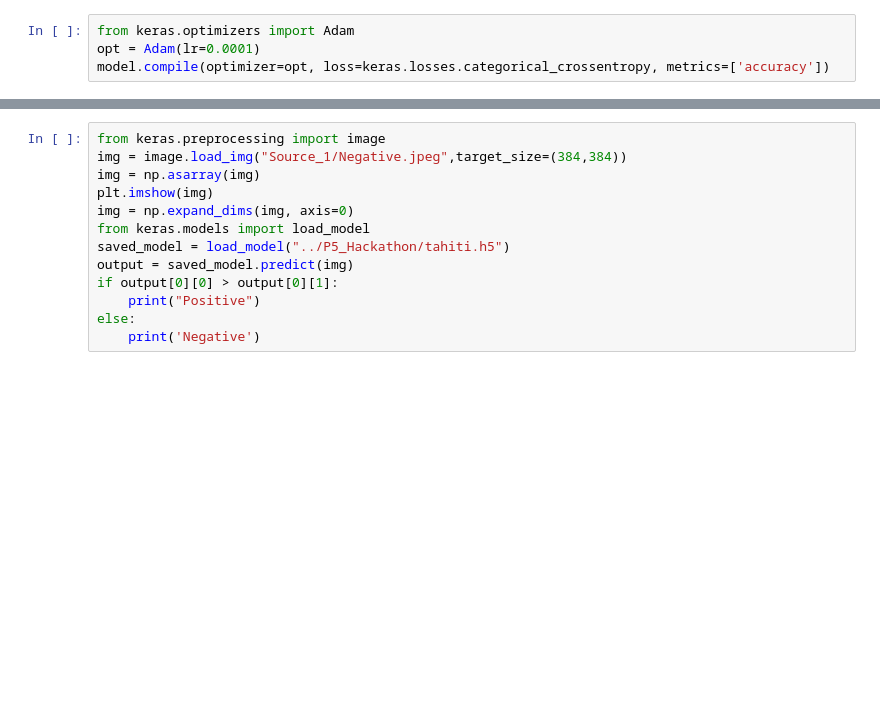
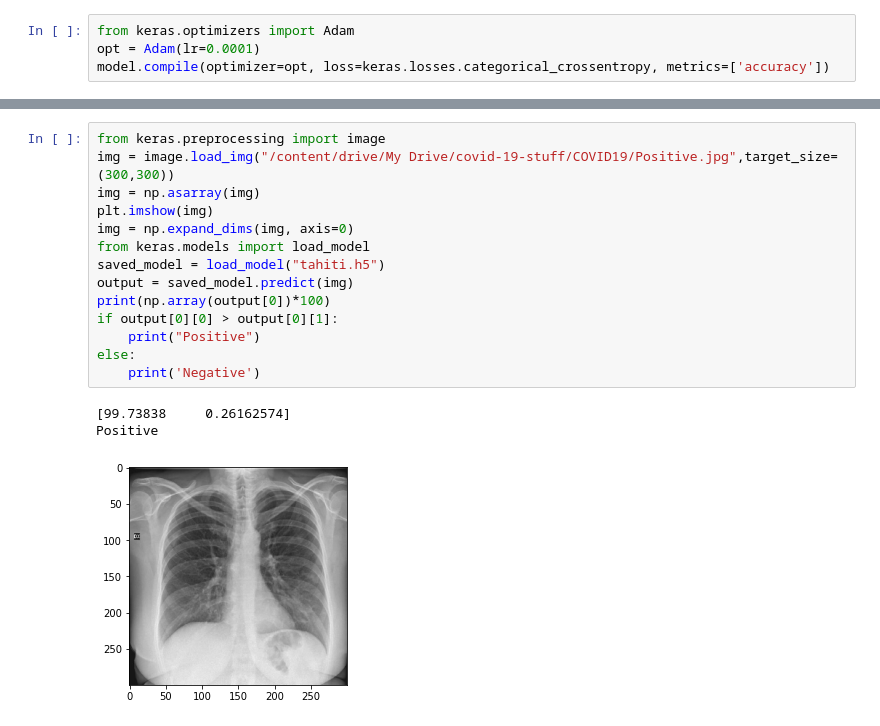
Before and after one commit to BurlaSaiTeja/Covid-19-Identification, a Jupyter notebook: Training/Covid_19_Identification_using_X_ray_CT_Scan_images_using_CNN_.ipynb, the cells around one changed output, grey strips where cells are left out. Drawn from its saved outputs; the diff is of its cells as text; blank space fills up the shorter version.

```diff
--- a/Training/Covid_19_Identification_using_X_ray_CT_Scan_images_using_CNN_.ipynb
+++ b/Training/Covid_19_Identification_using_X_ray_CT_Scan_images_using_CNN_.ipynb
@@ -109,16 +151,21 @@ plt.show()
 # %%
 from keras.preprocessing import image
-img = image.load_img("Source_1/Negative.jpeg",target_size=(384,384))
+img = image.load_img("/content/drive/My Drive/covid-19-stuff/COVID19/Positive.jpg",target_size=(300,300))
 img = np.asarray(img)
 plt.imshow(img)
 img = np.expand_dims(img, axis=0)
 from keras.models import load_model
-saved_model = load_model("../P5_Hackathon/tahiti.h5")
+saved_model = load_model("tahiti.h5")
 output = saved_model.predict(img)
+print(np.array(output[0])*100)
 if output[0][0] > output[0][1]:
     print("Positive")
 else:
     print('Negative')
+# %% [output]
+[99.73838     0.26162574]
+Positive
+[figure, added]
 # %%
 from keras.applications.imagenet_utils import preprocess_input
 from keras.preprocessing.image import load_img
```
Also changed, not shown: parts of 18 cells of this notebook.
